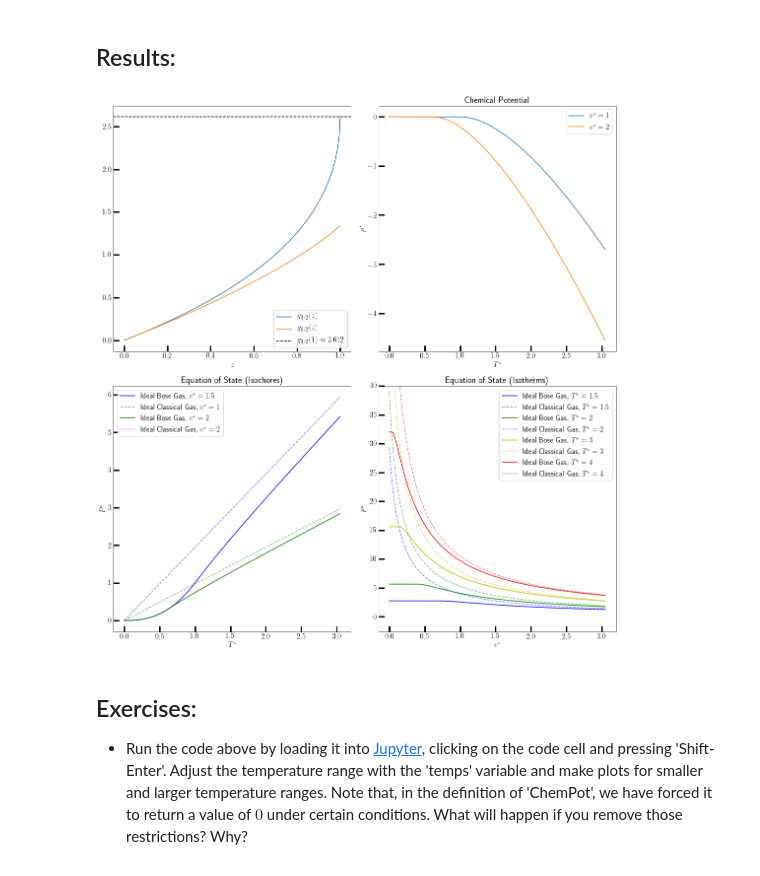
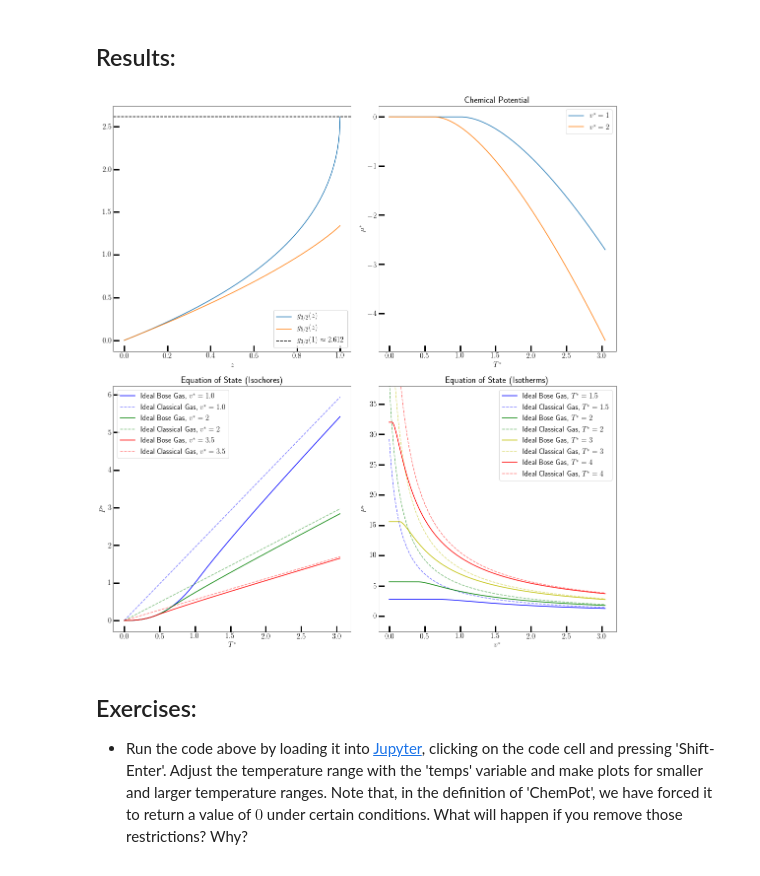
Before and after one commit to hariseldon99/StatMechCodes, a Jupyter notebook: BoseGas_ChemPot.ipynb, the cells around one changed output. Saved outputs shown, nothing was run; the diff lists cells and outputs as text; code cells hidden in the pictures.

```diff
--- a/BoseGas_ChemPot.ipynb
+++ b/BoseGas_ChemPot.ipynb
@@ -155,44 +155,46 @@ for ax in axs.flatten():
 axs[0,0].plot(zeds, plog(1.5, zeds), label=r"$g_{3/2}(z)$")
 axs[0,0].plot(zeds, plog(2.5, zeds), label=r"$g_{5/2}(z)$")
 axs[0,0].set_xlabel(r"$z$")
-axs[0,0].axhline(y=const, color='black', label=r'$g_{3/2}(1)\approx%1.3lf$' % g_1p5, linestyle='--')
+axs[0,0].axhline(y=g_1p5, color='black', label=r'$g_{3/2}(1)\approx%1.3lf$' % g_1p5, linestyle='--')
 axs[0,0].legend()
 
 axs[0,1].set_title("Chemical Potential")
 axs[0,1].plot(temps, ChemPot(temps, 1.0),label=r"$v^\ast = 1$")
 axs[0,1].plot(temps, ChemPot(temps, 2.0),label=r"$v^\ast = 2$")
 axs[0,1].set_xlabel(r"$T^\ast$")
 axs[0,1].set_ylabel(r"$\mu^\ast$")
 axs[0,1].legend()
 
 
 axs[1,0].set_title("Equation of State (Isochores)")
-axs[1,0].plot(temps, BoseGas_P(temps, 1.0),'b-' ,label=r"Ideal Bose Gas, $v^\ast = 1.5$")
-axs[1,0].plot(temps, temps * rat , 'b--', alpha=0.5, label=r"Ideal Classical Gas, $v^\ast = 1$")
+axs[1,0].plot(temps, BoseGas_P(temps, 1.0),'b-' ,label=r"Ideal Bose Gas, $v^\ast = 1.0$")
+axs[1,0].plot(temps, temps * rat , 'b--', alpha=0.5, label=r"Ideal Classical Gas, $v^\ast = 1.0$")
 axs[1,0].plot(temps, BoseGas_P(temps, 2.0), 'g-' ,label=r"Ideal Bose Gas, $v^\ast = 2$")
 axs[1,0].plot(temps, temps * rat * (1./2.),'g--',alpha=0.5, label=r"Ideal Classical Gas, $v^\ast = 2$")
+axs[1,0].plot(temps, BoseGas_P(temps, 3.5), 'r-' ,label=r"Ideal Bose Gas, $v^\ast = 3.5$")
+axs[1,0].plot(temps, temps * rat * (1./3.5),'r--',alpha=0.5, label=r"Ideal Classical Gas, $v^\ast = 3.5$")
 axs[1,0].set_xlabel(r"$T^\ast$")
 axs[1,0].set_ylabel(r"$P^\ast$")
 axs[1,0].legend()
 
 
 axs[1,1].set_title("Equation of State (Isotherms)")
 axs[1,1].plot(temps, BoseGas_P(1.5, vols),'b-' ,label=r"Ideal Bose Gas, $T^\ast = 1.5$")
 axs[1,1].plot(temps,  1.5 * (rat/vols) , 'b--',alpha=0.5, label=r"Ideal Classical Gas, $T^\ast = 1.5$")
 axs[1,1].plot(temps, BoseGas_P(2.0, vols), 'g-' ,label=r"Ideal Bose Gas, $T^\ast = 2$")
 axs[1,1].plot(temps, 2.0 * (rat/vols),'g--',alpha=0.5, label=r"Ideal Classical Gas, $T^\ast = 2$")
 axs[1,1].plot(temps, BoseGas_P(3.0, vols), 'y-' ,label=r"Ideal Bose Gas, $T^\ast = 3$")
 axs[1,1].plot(temps, 3.0 * (rat/vols),'y--',alpha=0.5, label=r"Ideal Classical Gas, $T^\ast = 3$")
 axs[1,1].plot(temps, BoseGas_P(4.0, vols), 'r-' ,label=r"Ideal Bose Gas, $T^\ast = 4$")
 axs[1,1].plot(temps, 4.0 * (rat/vols),'r--',alpha=0.5, label=r"Ideal Classical Gas, $T^\ast = 4$")
 axs[1,1].set_xlabel(r"$v^\ast$")
 axs[1,1].set_ylabel(r"$P^\ast$")
-axs[1,1].set_ylim([None,40.0])
+axs[1,1].set_ylim([None,38.0])
 axs[1,1].legend()
 
 plt.show()
 # %% [output]
-[figure, old version]
+[figure, new version]
 # %% [markdown]
 ## Exercises:
 * Run the code above by loading it into [Jupyter](https://jupyter.org/), clicking on the code cell and pressing 'Shift-Enter'. Adjust the temperature range with the 'temps' variable and make plots for smaller and larger temperature ranges. Note that, in the definition of 'ChemPot', we have forced it to return a value of $0$ under certain conditions. What will happen if you remove those restrictions? Why?
```
Also changed, not shown: parts of 1 cell of this notebook.
